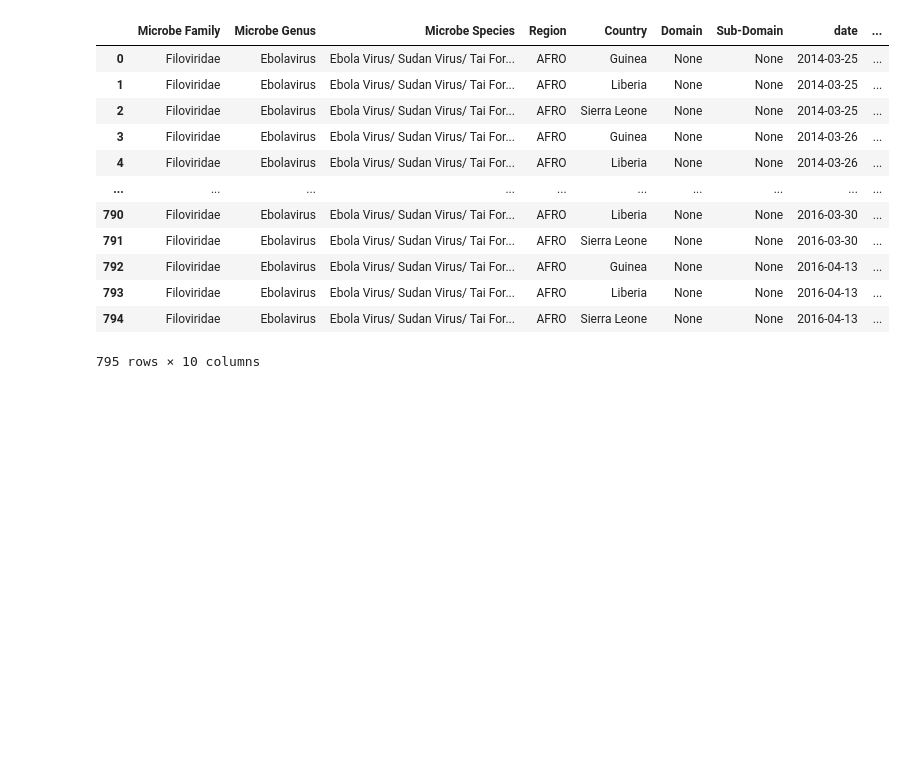
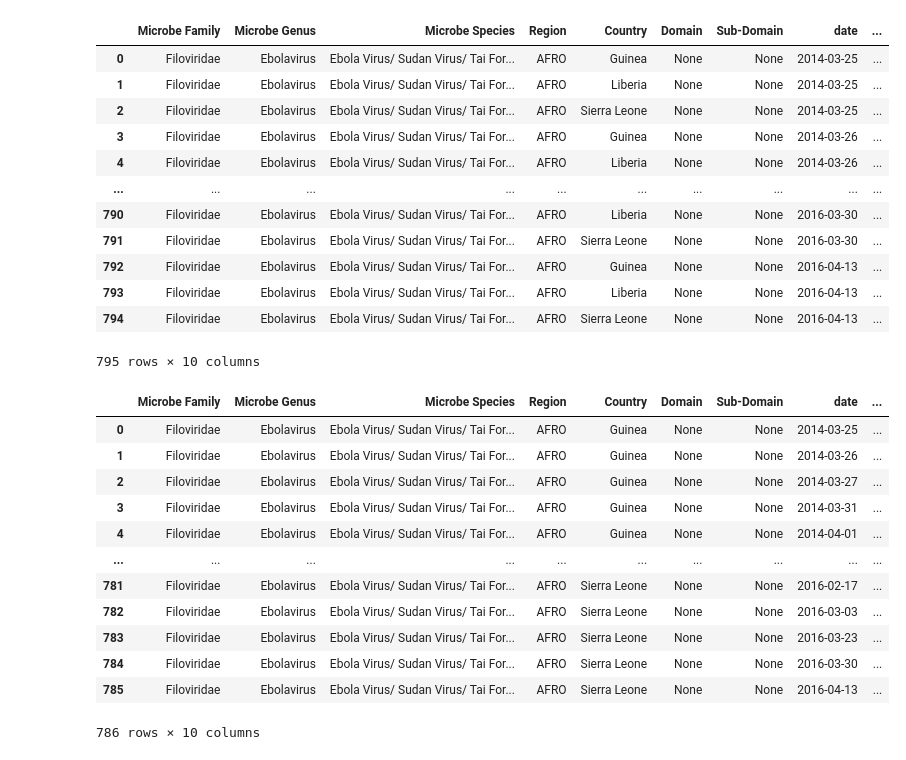
Before and after one commit to AlexWei21/Pandemic-Database, a Jupyter notebook: Internal/Processing Scripts/Ebola Data Preview.ipynb, the cells around one changed output. Saved outputs shown, nothing was run; the diff lists cells and outputs as text; code cells hidden in the pictures; blank space fills up the shorter version.

Commit message:
Update Meta Data

```diff
--- a/Internal/Processing Scripts/Ebola Data Preview.ipynb
+++ b/Internal/Processing Scripts/Ebola Data Preview.ipynb
@@ -245,8 +252,26 @@ ebola_cumcase_data
 | 793 | Filoviridae | Ebolavirus | Ebola Virus/ Sudan Virus/ Tai For... | AFRO | Liberia | None | None | 2016-04-13 | ... |
 | 794 | Filoviridae | Ebolavirus | Ebola Virus/ Sudan Virus/ Tai For... | AFRO | Sierra Leone | None | None | 2016-04-13 | ... |
 795 rows × 10 columns
+# %%
+ebola_cumcase_data = ebola_cumcase_data.groupby(['Microbe Family','Microbe Genus','Microbe Species','Region','Country','Domain','Sub-Domain','date','type'],as_index=False).first()
 # %%
 ebola_case_data.to_csv('F:/Pandemic-Database/Past_Pandemic_Time_Series_Data/Ebola/Ebola_AFRO_Country_Weekly_Cases.csv',
                       index = False)
 ebola_cumcase_data.to_csv('F:/Pandemic-Database/Past_Pandemic_Time_Series_Data/Ebola/Ebola_AFRO_Country_Weekly_CumCases.csv',
                       index = False)
+# %%
+ebola_cumcase_data
+# %% [output]
+|  | Microbe Family | Microbe Genus | Microbe Species | Region | Country | Domain | Sub-Domain | date | ... |
+| 0 | Filoviridae | Ebolavirus | Ebola Virus/ Sudan Virus/ Tai For... | AFRO | Guinea | None | None | 2014-03-25 | ... |
+| 1 | Filoviridae | Ebolavirus | Ebola Virus/ Sudan Virus/ Tai For... | AFRO | Guinea | None | None | 2014-03-26 | ... |
+| 2 | Filoviridae | Ebolavirus | Ebola Virus/ Sudan Virus/ Tai For... | AFRO | Guinea | None | None | 2014-03-27 | ... |
+| 3 | Filoviridae | Ebolavirus | Ebola Virus/ Sudan Virus/ Tai For... | AFRO | Guinea | None | None | 2014-03-31 | ... |
+| 4 | Filoviridae | Ebolavirus | Ebola Virus/ Sudan Virus/ Tai For... | AFRO | Guinea | None | None | 2014-04-01 | ... |
+| ... | ... | ... | ... | ... | ... | ... | ... | ... | ... |
+| 781 | Filoviridae | Ebolavirus | Ebola Virus/ Sudan Virus/ Tai For... | AFRO | Sierra Leone | None | None | 2016-02-17 | ... |
+| 782 | Filoviridae | Ebolavirus | Ebola Virus/ Sudan Virus/ Tai For... | AFRO | Sierra Leone | None | None | 2016-03-03 | ... |
+| 783 | Filoviridae | Ebolavirus | Ebola Virus/ Sudan Virus/ Tai For... | AFRO | Sierra Leone | None | None | 2016-03-23 | ... |
+| 784 | Filoviridae | Ebolavirus | Ebola Virus/ Sudan Virus/ Tai For... | AFRO | Sierra Leone | None | None | 2016-03-30 | ... |
+| 785 | Filoviridae | Ebolavirus | Ebola Virus/ Sudan Virus/ Tai For... | AFRO | Sierra Leone | None | None | 2016-04-13 | ... |
+786 rows × 10 columns
```
Also changed, not shown: parts of 3 cells of this notebook, 55 other files.
